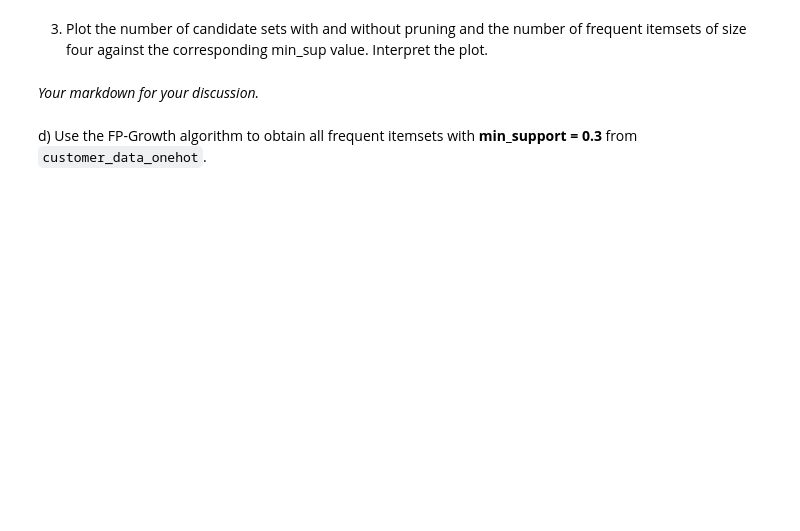
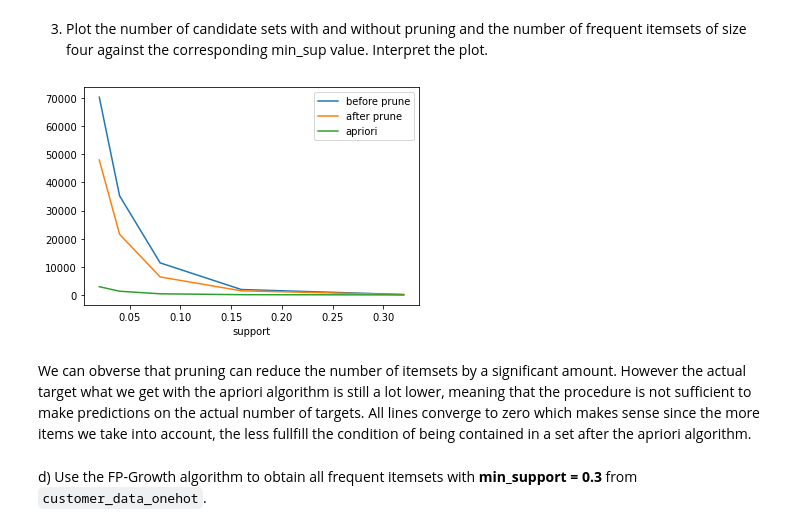
Before and after one commit to DanXCVII/IDS-Assignments, a Jupyter notebook: Assignment 2/assignment_2.ipynb, the cells around one changed output. Drawn from its saved outputs; the diff is of its cells as text; code cells hidden in the pictures; blank space fills up the shorter version.

```diff
--- a/Assignment 2/assignment_2.ipynb
+++ b/Assignment 2/assignment_2.ipynb
@@ -512,5 +687,23 @@ We can observe that in most larger cities, the income is high. In the inner coun
 # %%
 # your code (prune function)
+def prune(itemsets_k, itemsets_k1):
+    k = len(itemsets_k[0])
+    freq_itemsets = []
+
+    for freq_set in itemsets_k1:
+        is_frequent = True
+
+        for item in freq_set:
+            set_copy = freq_set.copy()
+            set_copy.remove(item)
+            if set_copy not in itemsets_k:
+                is_frequent = False
+                break
+
+        if is_frequent:
+            freq_itemsets.append(freq_set)
+
+    return freq_itemsets
 # %% [markdown]
 2) To see the effect of the apriori property, compare the number of candidate itemsets of size 4 obtained with and without pruning from the itemsets of size three for different values for min_support. To this end, generate a list of tuples *(min_sup, C4_size, C4_size_pruned, L4_size)* as follows:
 
@@ -525,3 +718,21 @@ For $\textrm{min_support} \in [0.1,0.2,...,0.8,0.9,1]$, repeat:
 4. Compute the frequent itemsets of size four by using the apriori algorithm $\rightarrow$ L4_size.
 # %%
 # your code
+support_vals=[0.02, 0.04, 0.08, 0.16, 0.32]
+plot_data = []
+
+for support in support_vals:
+    frequ_itemsets = apriori(customer_data_onehot, use_colnames = True, min_support=support)
+    frequ_itemsets['length'] = frequ_itemsets['itemsets'].apply(lambda x: len(x))
+
+    frequ_itemsets_size3 = (frequ_itemsets[frequ_itemsets['length'] == 3])['itemsets'].tolist()
+    frequ_itemsets_size4 = (frequ_itemsets[frequ_itemsets['length'] == 4])['itemsets'].tolist()
+
+    if frequ_itemsets_size3:
+        itemsets_size4_dirt = join(frequ_itemsets_size3)
+        itemsets_size4_clean = prune(frequ_itemsets_size3, itemsets_size4_dirt)
+
+        plot_data.append([support, len(itemsets_size4_dirt), len(itemsets_size4_clean), len(frequ_itemsets_size4)])
+
+df_plot = pd.DataFrame(plot_data, columns=['support', 'before prune', 'after prune', 'apriori'])
+display(df_plot)
@@ -529,7 +747,15 @@ For $\textrm{min_support} \in [0.1,0.2,...,0.8,0.9,1]$, repeat:
 3) Plot the number of candidate sets with and without pruning and the number of frequent itemsets of size four against the corresponding min_sup value. Interpret the plot.
 # %%
 # your code
+ax = plt.gca()
+
+for col in ['before prune', 'after prune', 'apriori']:
+    df_plot.plot(kind='line',x='support',y=col, ax=ax)
+
+plt.show()
+# %% [output]
+[figure, added]
 # %% [markdown]
-*Your markdown for your discussion.*
+We can obverse that pruning can reduce the number of itemsets by a significant amount. However the actual target what we get with the apriori algorithm is still a lot lower, meaning that the procedure is not sufficient to make predictions on the actual number of targets. All lines converge to zero which makes sense since the more items we take into account, the less fullfill the condition of being contained in a set after the apriori algorithm.
 # %% [markdown]
 d) Use the FP-Growth algorithm to obtain all frequent itemsets with **min_support = 0.3** from `customer_data_onehot`.
```
Also changed, not shown: parts of 26 cells of this notebook.
